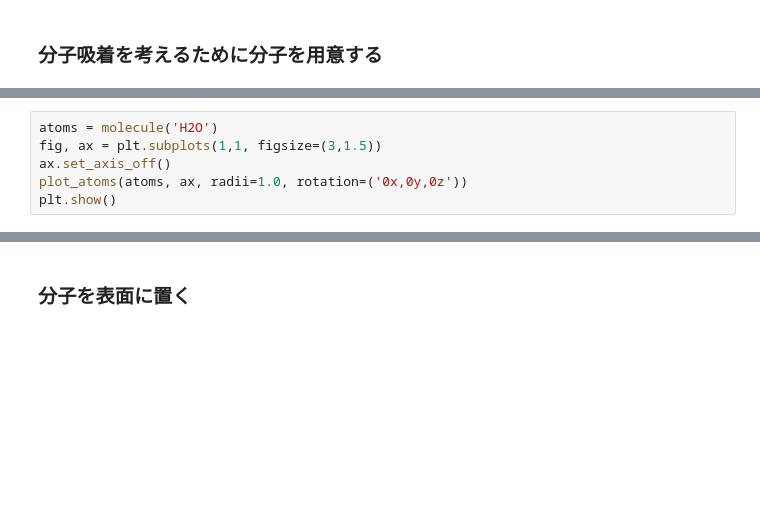
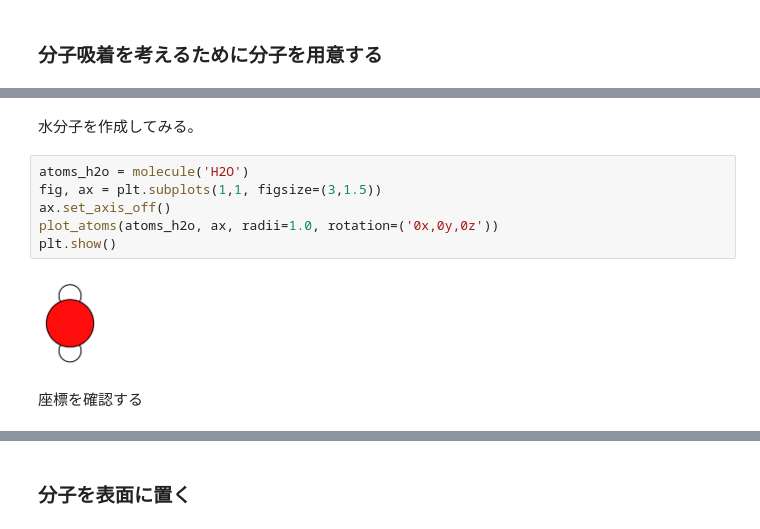
Before and after one commit to dockerytong/qe_ESM_RISM, a Jupyter notebook: notebook/03ASE.ipynb, the cells around one changed output, grey strips where cells are left out. Drawn from its saved outputs; the diff is of its cells as text; blank space fills up the shorter version.

```diff
--- a/notebook/03ASE.ipynb
+++ b/notebook/03ASE.ipynb
@@ -83,6 +133,12 @@ plt.show()
+# %% [markdown]
+水分子を作成してみる。
 # %%
-atoms = molecule('H2O')
+atoms_h2o = molecule('H2O')
 fig, ax = plt.subplots(1,1, figsize=(3,1.5))
 ax.set_axis_off()
-plot_atoms(atoms, ax, radii=1.0, rotation=('0x,0y,0z'))
+plot_atoms(atoms_h2o, ax, radii=1.0, rotation=('0x,0y,0z'))
 plt.show()
+# %% [output]
+[figure, added]
+# %% [markdown]
+座標を確認する
```
Also changed, not shown: parts of 20 cells of this notebook, 2 other files.
